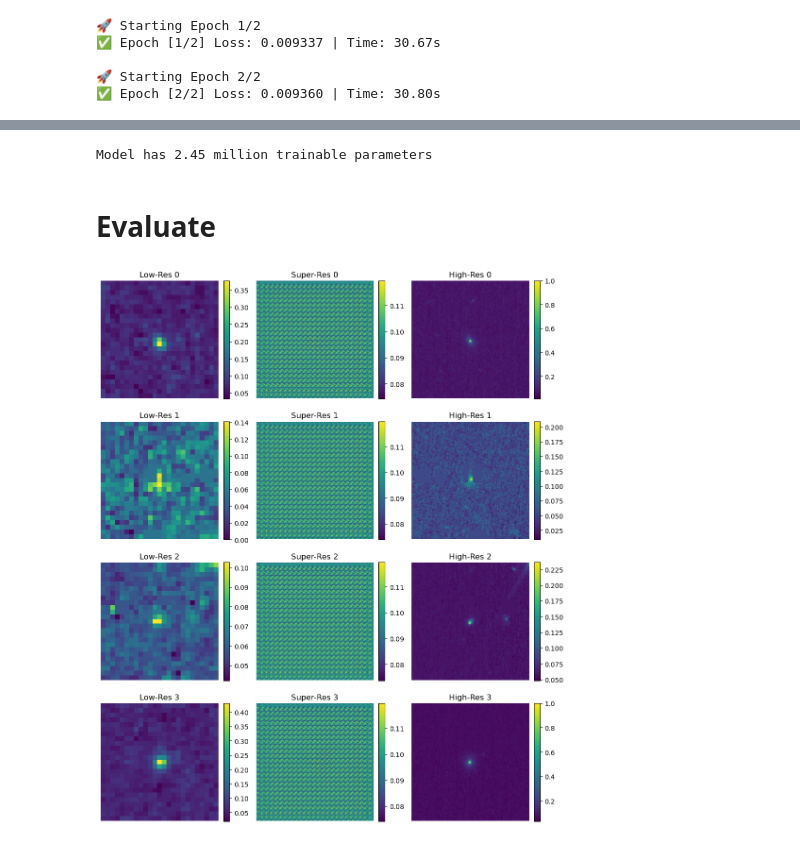
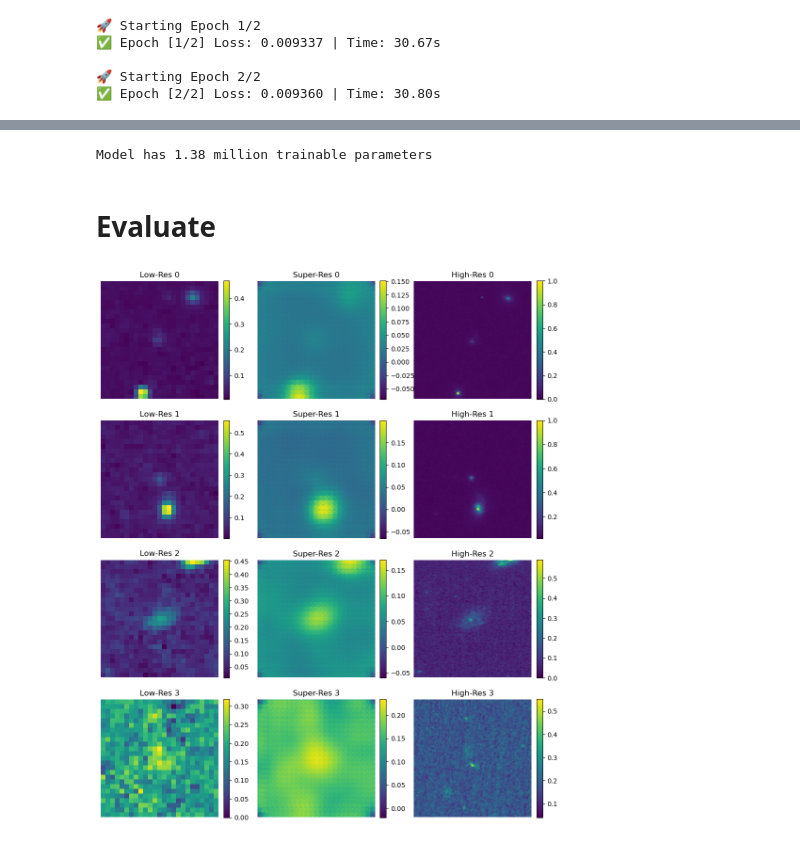
Before and after one commit to xoubish/superNISP, a Jupyter notebook: code/claude_test.ipynb, the cells around one changed output, grey strips where cells are left out. Drawn from its saved outputs; the diff is of its cells as text; code cells hidden in the pictures.

```diff
--- a/code/claude_test.ipynb
+++ b/code/claude_test.ipynb
@@ -489,15 +489,15 @@ for epoch in range(num_epochs):
 🚀 Starting Epoch 2/2
 ✅ Epoch [2/2] Loss: 0.009360 | Time: 30.80s
 # %%
-train_two_stage(
-    "../data/Nisp_train_cosmos.hdf5",
-    "../data/Nircam_train_cosmos.hdf5",
-    num_epochs_stage1=1,
-    num_epochs_stage2=1,
-    batch_size=2,
-    use_amp=False,
-    sample_fraction=0.01  # 👈 load just 1% of the data
-)
+model = train_two_stage(
+        "../data/Nisp_train_cosmos.hdf5",
+        "../data/Nircam_train_cosmos.hdf5",
+        num_epochs_stage1=1,
+        num_epochs_stage2=1,
+        batch_size=2,
+        use_amp=False,
+        sample_fraction=0.01  # 👈 load just 1% of the data
+    )
 # %% [output]
 Using device: cpu
 Dataset split: 340 train, 85 val samples
@@ -530,7 +513,7 @@ def count_parameters(model):
 
 print(f"Model has {count_parameters(model) / 1e6:.2f} million trainable parameters")
 # %% [output]
-Model has 2.45 million trainable parameters
+Model has 1.38 million trainable parameters
 # %% [markdown]
 # Evaluate
 # %%
@@ -541,7 +524,7 @@ import random
 
 # === Load trained model ===
 #checkpoint_path = "super_resolution_model_test.pth"
-#device = torch.device("cuda" if torch.cuda.is_available() else "cpu")
+device = torch.device("cuda" if torch.cuda.is_available() else "cpu")
 
 #model = EuclidToJWSTSuperResolution(num_rrdb=6, features=48).to(device)
 #model.load_state_dict(torch.load(checkpoint_path, map_location=device))
@@ -577,31 +560,31 @@ with torch.no_grad(), torch.cuda.amp.autocast():
 lr_batch_np = lr_batch.cpu().numpy()
 sr_batch_np = sr_batch.numpy()
 hr_batch_np = hr_batch.cpu().numpy()
 
 # === Plot results ===
 num_images = min(4, lr_batch_np.shape[0])
 fig, axes = plt.subplots(num_images, 3, figsize=(10, 12))
 
 for i in range(num_images):
     # Low-Res
     img1 = axes[i, 0].imshow(lr_batch_np[i, 0], cmap='viridis')
     axes[i, 0].set_title(f"Low-Res {i}")
     axes[i, 0].axis("off")
     fig.colorbar(img1, ax=axes[i, 0], fraction=0.046, pad=0.04)
 
     # Super-Resolved
     img2 = axes[i, 1].imshow(sr_batch_np[i, 0], cmap='viridis')
     axes[i, 1].set_title(f"Super-Res {i}")
     axes[i, 1].axis("off")
     fig.colorbar(img2, ax=axes[i, 1], fraction=0.046, pad=0.04)
 
     # Ground Truth
     img3 = axes[i, 2].imshow(hr_batch_np[i, 0], cmap='viridis')
     axes[i, 2].set_title(f"High-Res {i}")
     axes[i, 2].axis("off")
     fig.colorbar(img3, ax=axes[i, 2], fraction=0.046, pad=0.04)
 
 plt.tight_layout()
 plt.show()
 # %% [output]
-[figure, old version]
+[figure, new version]
```
Also changed, not shown: parts of 4 cells of this notebook, 2 other files.
